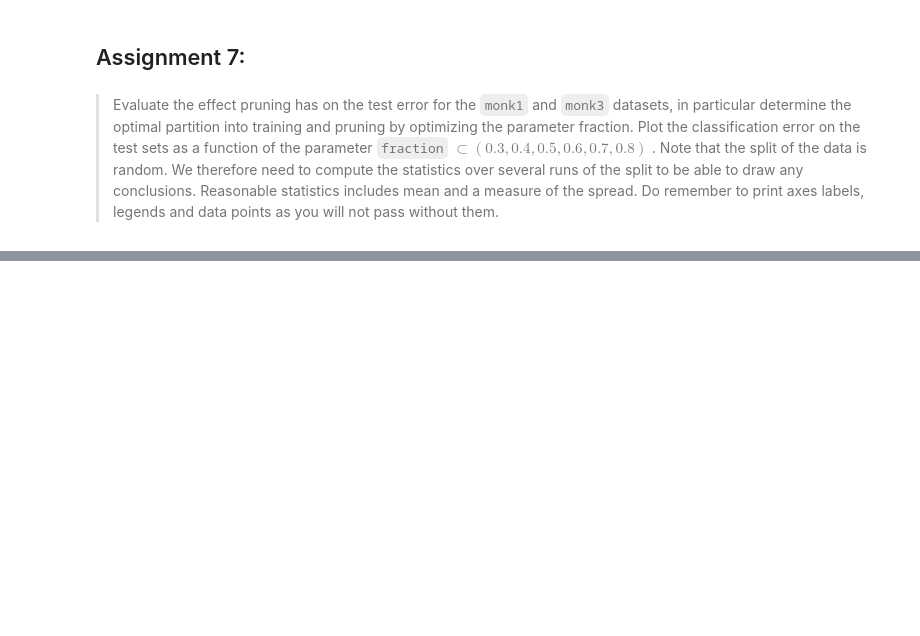
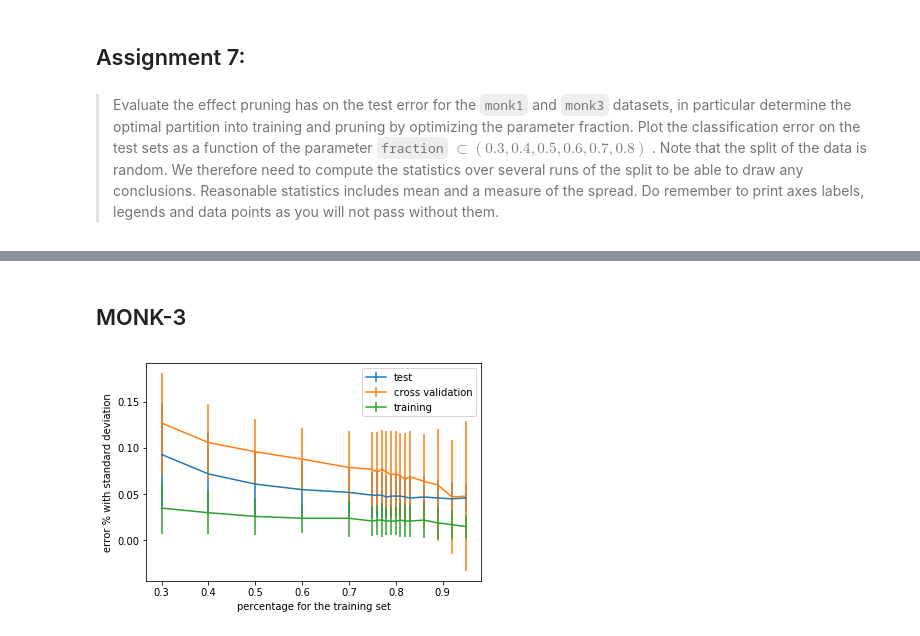
Before and after one commit to msarrias/machine-learning-KTH-DD2421, a Jupyter notebook: decission_trees/decission_trees.ipynb, the cells around one changed output, grey strips where cells are left out. Cells and saved outputs as stored; diff of their text form; code cells hidden in the pictures; blank space fills up the shorter version.

```diff
--- a/decission_trees/decission_trees.ipynb
+++ b/decission_trees/decission_trees.ipynb
@@ -387,0 +432,4 @@ d
+# %%
+trees_and_performance_by_fraction_percentage_monk3 = max_pruning_iterator(
+    m.monk3, m.monk3test, fractions_list, number_of_iteration=1000
+)
@@ -401,0 +462,6 @@ points as you will not pass without them.
+# %% [markdown]
+## MONK-3
+# %%
+plot_(fractions_list, average_precision_values_monk3)
+# %% [output]
+[figure, added]
```
Also changed, not shown: parts of 14 cells of this notebook.
